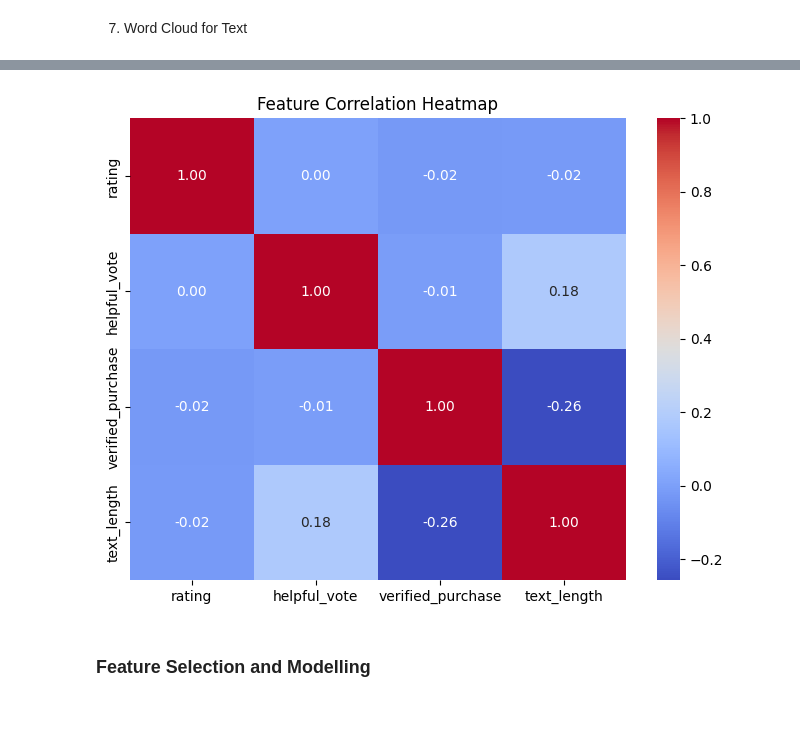
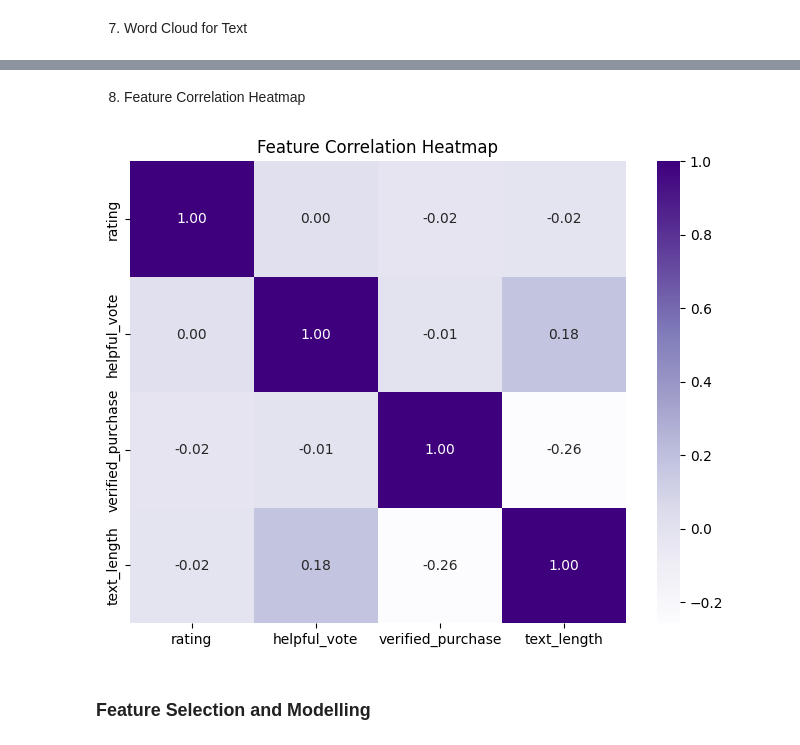
Before and after one commit to olivemideva/Fake-Reviews, a Jupyter notebook: fake_reviews.ipynb, the cells around one changed output, grey strips where cells are left out. Saved outputs shown, nothing was run; the diff lists cells and outputs as text; code cells hidden in the pictures; blank space fills up the shorter version.

```diff
--- a/fake_reviews.ipynb
+++ b/fake_reviews.ipynb
@@ -421,18 +430,19 @@ plt.show()
+# %% [markdown]
+8. Feature Correlation Heatmap
 # %%
-# Select only numeric columns
+# Numeric columns
 numeric_df = df.select_dtypes(include=['number'])
 
-# Compute correlation matrix
+# Correlation matrix
 corr_matrix = numeric_df.corr()
 
 # Plot heatmap
-
 plt.figure(figsize=(8, 6))
-sns.heatmap(corr_matrix, annot=True, cmap="coolwarm", fmt=".2f")
+sns.heatmap(corr_matrix, annot=True, cmap="Purples", fmt=".2f")
 plt.title("Feature Correlation Heatmap")
 plt.show()
 # %% [output]
-[figure, old version]
+[figure, new version]
 # %% [markdown]
 ### Feature Selection and Modelling
 # %%
```
Also changed, not shown: parts of 13 cells of this notebook.
